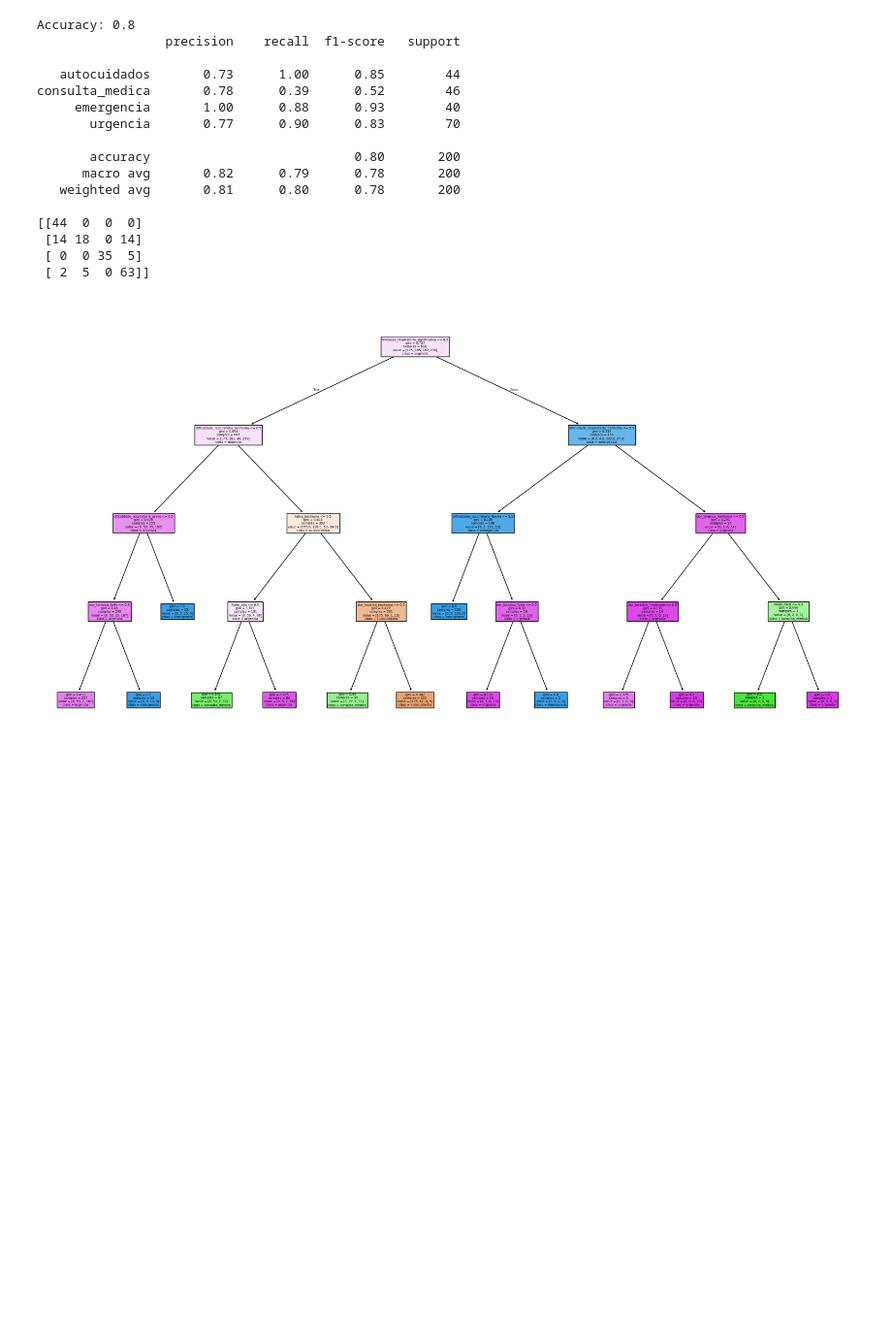
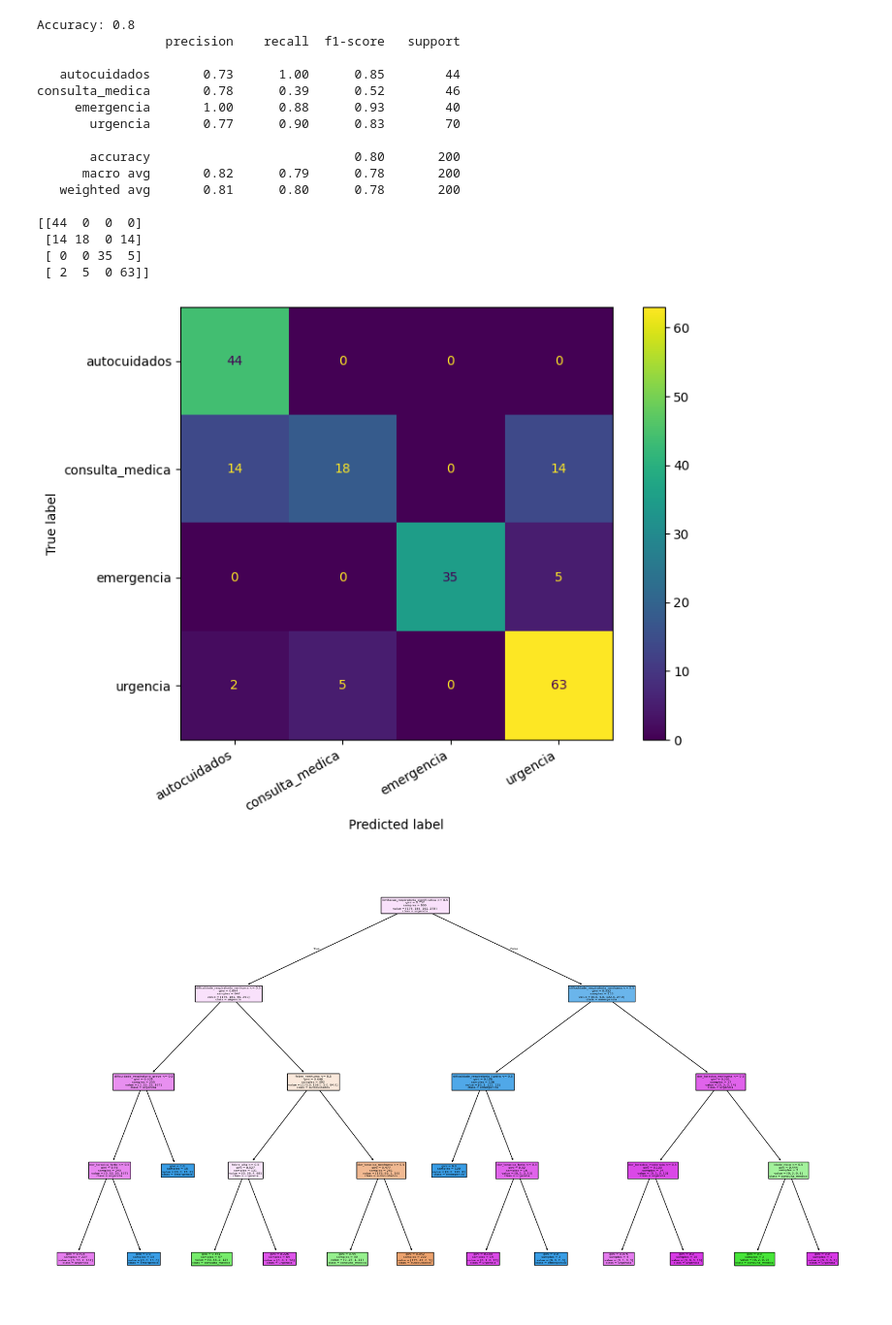
Before and after one commit to taveira11/SISD, a Jupyter notebook: modelagem.ipynb, the cells around one changed output. Shown at 97% size. Cells and saved outputs as stored; diff of their text form; code cells hidden in the pictures; blank space fills up the shorter version.

```diff
--- a/modelagem.ipynb
+++ b/modelagem.ipynb
@@ -73,6 +73,24 @@ consulta_medica       0.78      0.39      0.52        46
  [14 18  0 14]
  [ 0  0 35  5]
  [ 2  5  0 63]]
+# %%
+from sklearn.metrics import ConfusionMatrixDisplay
+import matplotlib.pyplot as plt
+
+fig, ax = plt.subplots(figsize=(8, 6))
+
+ConfusionMatrixDisplay.from_predictions(
+    y_test,
+    y_pred,
+    display_labels=["autocuidados", "consulta_medica", "emergencia", "urgencia"],
+    ax=ax
+)
+
+plt.xticks(rotation=30, ha="right")
+plt.tight_layout()
+plt.show()
+# %% [output]
+[figure, added]
 # %%
 import matplotlib.pyplot as plt
 from sklearn.tree import plot_tree
```
